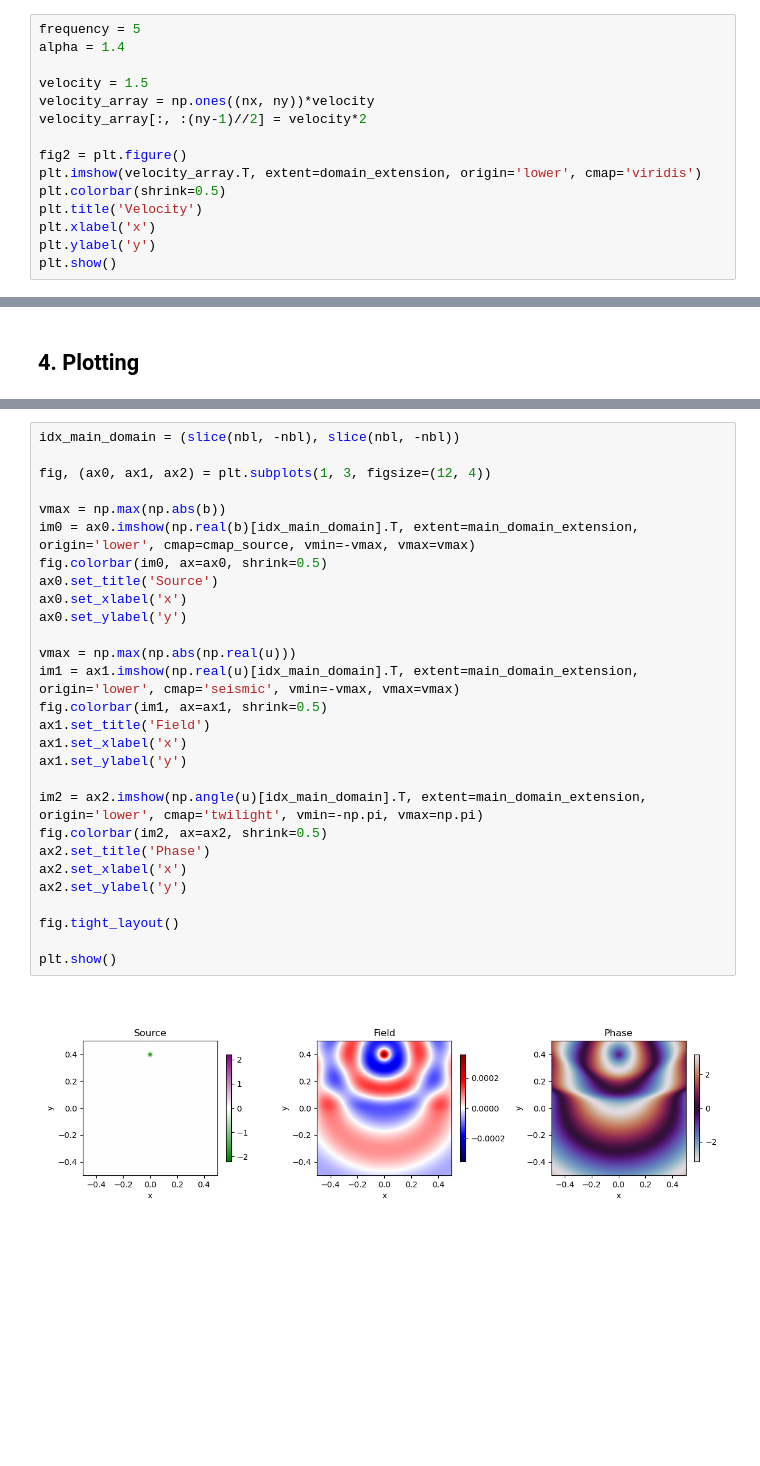
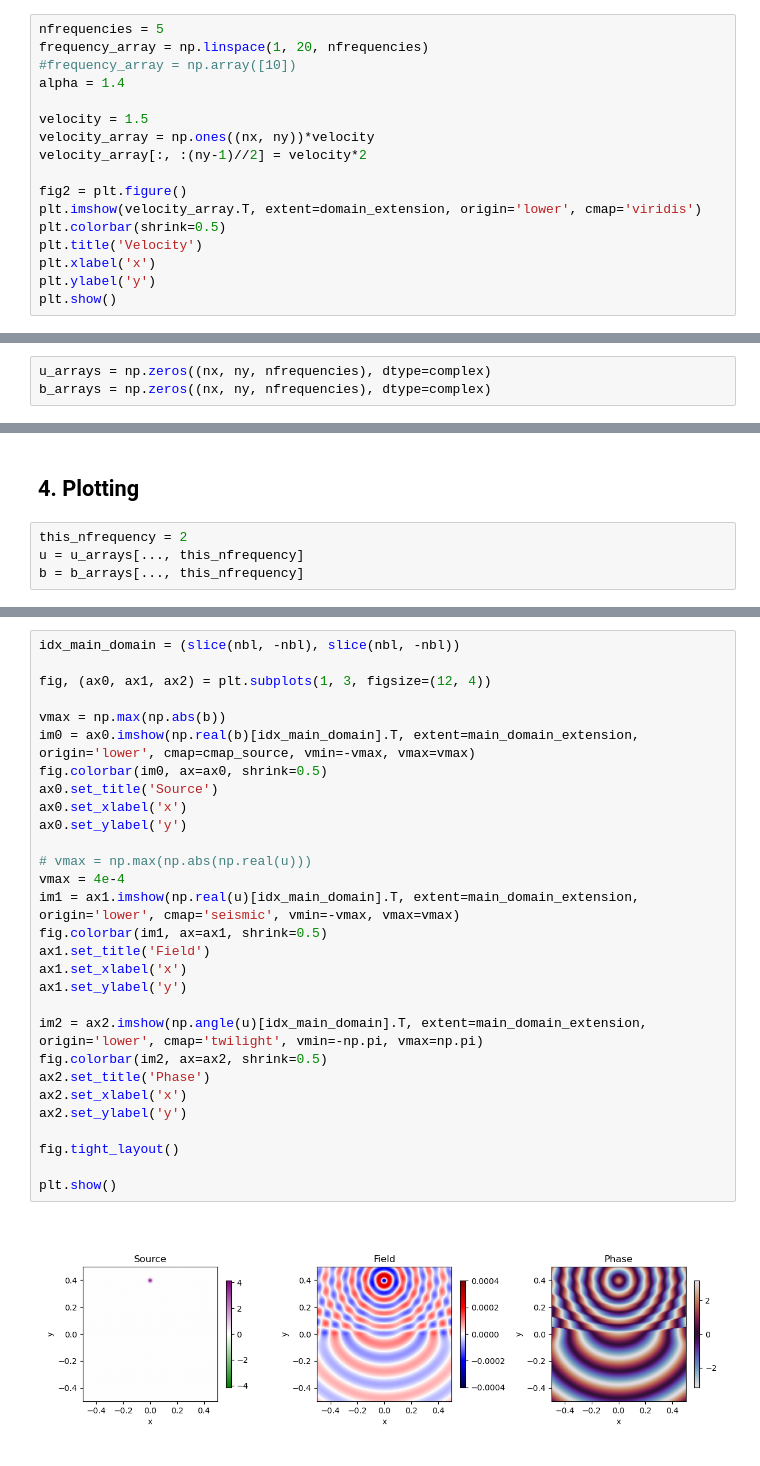
Before and after one commit to JulianSoZa/seismic_wave_propagation, a Jupyter notebook: notebooks/helmholtz_equation.ipynb, the cells around one changed output, grey strips where cells are left out. Cells and saved outputs as stored; diff of their text form; blank space fills up the shorter version.

Commit message:
Update helmholtz_equation.ipynb
Simulate an array of frequencies

```diff
--- a/notebooks/helmholtz_equation.ipynb
+++ b/notebooks/helmholtz_equation.ipynb
@@ -43,7 +44,9 @@ points_number = np.arange(nk)
 # %% [markdown]
 ## 2. Parameters
 # %%
-frequency = 5
+nfrequencies = 5
+frequency_array = np.linspace(1, 20, nfrequencies)
+#frequency_array = np.array([10])
 alpha = 1.4
 
 velocity = 1.5
@@ -72,4 +76,7 @@ plt.show()
 [figure]
 # %% [markdown]
 ## 3. Solver
+# %%
+u_arrays = np.zeros((nx, ny, nfrequencies), dtype=complex)
+b_arrays = np.zeros((nx, ny, nfrequencies), dtype=complex)
 # %%
@@ -80,5 +93,9 @@ Se soluciona el campo en cartesianas
 # %% [markdown]
 ## 4. Plotting
+# %%
+this_nfrequency = 2
+u = u_arrays[..., this_nfrequency]
+b = b_arrays[..., this_nfrequency]
 # %%
 fig, (ax0, ax1, ax2) = plt.subplots(1, 3, figsize=(12, 4))
 rect_params = dict(
@@ -118,30 +136,31 @@ plt.show()
 # %%
 idx_main_domain = (slice(nbl, -nbl), slice(nbl, -nbl))
 
 fig, (ax0, ax1, ax2) = plt.subplots(1, 3, figsize=(12, 4))
 
 vmax = np.max(np.abs(b))
 im0 = ax0.imshow(np.real(b)[idx_main_domain].T, extent=main_domain_extension, origin='lower', cmap=cmap_source, vmin=-vmax, vmax=vmax)
 fig.colorbar(im0, ax=ax0, shrink=0.5)
 ax0.set_title('Source')
 ax0.set_xlabel('x')
 ax0.set_ylabel('y')
 
-vmax = np.max(np.abs(np.real(u)))
+# vmax = np.max(np.abs(np.real(u)))
+vmax = 4e-4
 im1 = ax1.imshow(np.real(u)[idx_main_domain].T, extent=main_domain_extension, origin='lower', cmap='seismic', vmin=-vmax, vmax=vmax)
 fig.colorbar(im1, ax=ax1, shrink=0.5)
 ax1.set_title('Field')
 ax1.set_xlabel('x')
 ax1.set_ylabel('y')
 
 im2 = ax2.imshow(np.angle(u)[idx_main_domain].T, extent=main_domain_extension, origin='lower', cmap='twilight', vmin=-np.pi, vmax=np.pi)
 fig.colorbar(im2, ax=ax2, shrink=0.5)
 ax2.set_title('Phase')
 ax2.set_xlabel('x')
 ax2.set_ylabel('y')
 
 fig.tight_layout()
 
 plt.show()
 # %% [output]
-[figure, old version]
+[figure, new version]
```
Also changed, not shown: parts of 4 cells of this notebook.
